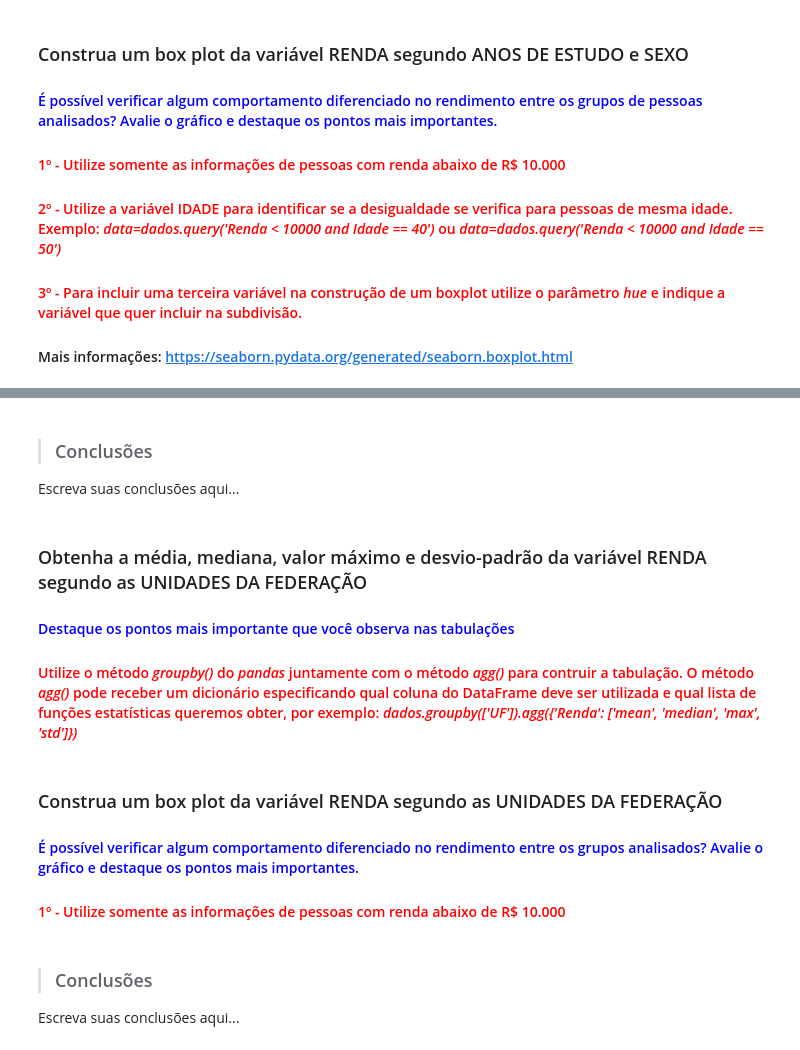
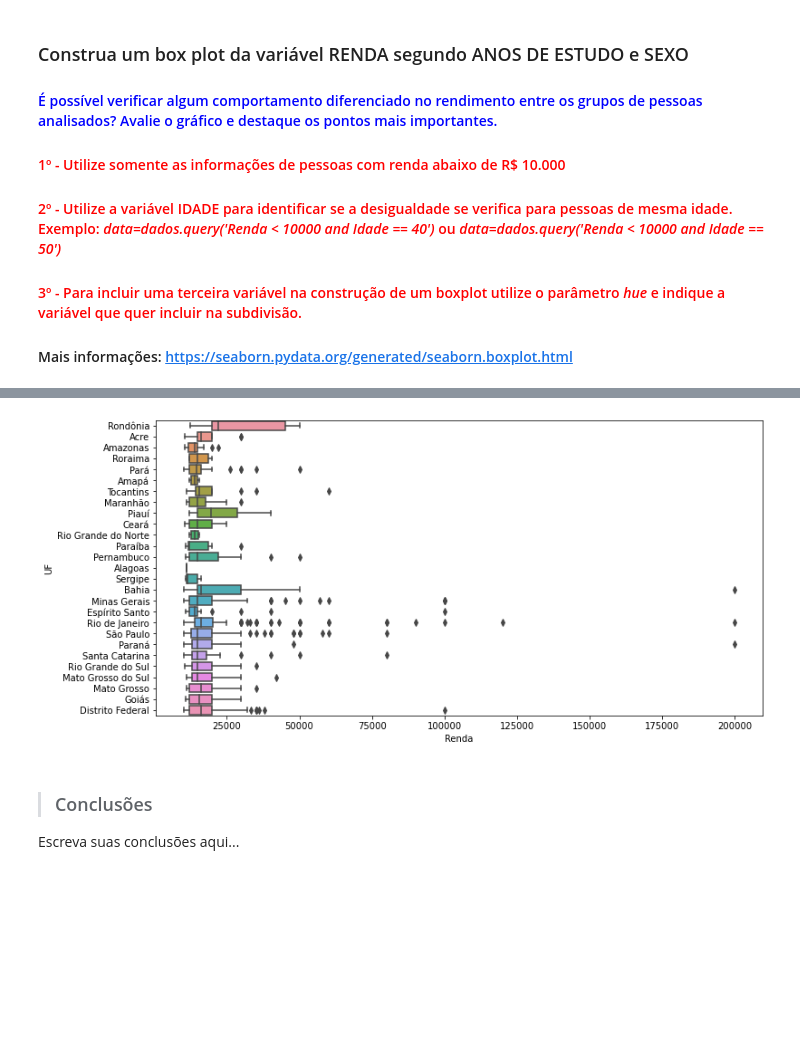
Before and after one commit to MikalROn/estatistica, a Jupyter notebook: Análise_Descritiva.ipynb, the cells around one changed output, grey strips where cells are left out. Cells and saved outputs as stored; diff of their text form; code cells hidden in the pictures; blank space fills up the shorter version.

```diff
--- a/Análise_Descritiva.ipynb
+++ b/Análise_Descritiva.ipynb
@@ -590,16 +630,9 @@ pd.crosstab(
+# %%
+ax = sns.boxplot(dados.query('Renda > 10000'), x='Renda', y='UF', orient='h')
+ax.figure.set_size_inches(12, 6)
+# %% [output]
+[figure, added]
 # %% [markdown]
 > ### Conclusões
 
 Escreva suas conclusões aqui...
-# %% [markdown]
-### Obtenha a média, mediana, valor máximo e desvio-padrão da variável RENDA segundo as UNIDADES DA FEDERAÇÃO
-#### <font color='blue'>Destaque os pontos mais importante que você observa nas tabulações</font>
-#### <font color='red'>Utilize o método <i>groupby()</i> do <i>pandas</i> juntamente com o método <i>agg()</i> para contruir a tabulação. O método <i>agg()</i> pode receber um dicionário especificando qual coluna do DataFrame deve ser utilizada e qual lista de funções estatísticas queremos obter, por exemplo: <i>dados.groupby(['UF']).agg({'Renda': ['mean', 'median', 'max', 'std']})</i></font>
-# %% [markdown]
-### Construa um box plot da variável RENDA segundo as UNIDADES DA FEDERAÇÃO
-#### <font color='blue'>É possível verificar algum comportamento diferenciado no rendimento entre os grupos analisados? Avalie o gráfico e destaque os pontos mais importantes.</font>
-#### <font color='red'>1º - Utilize somente as informações de pessoas com renda abaixo de R$ 10.000</font>
-# %% [markdown]
-> ### Conclusões
-
-Escreva suas conclusões aqui...
```
Also changed, not shown: parts of 5 cells of this notebook.
